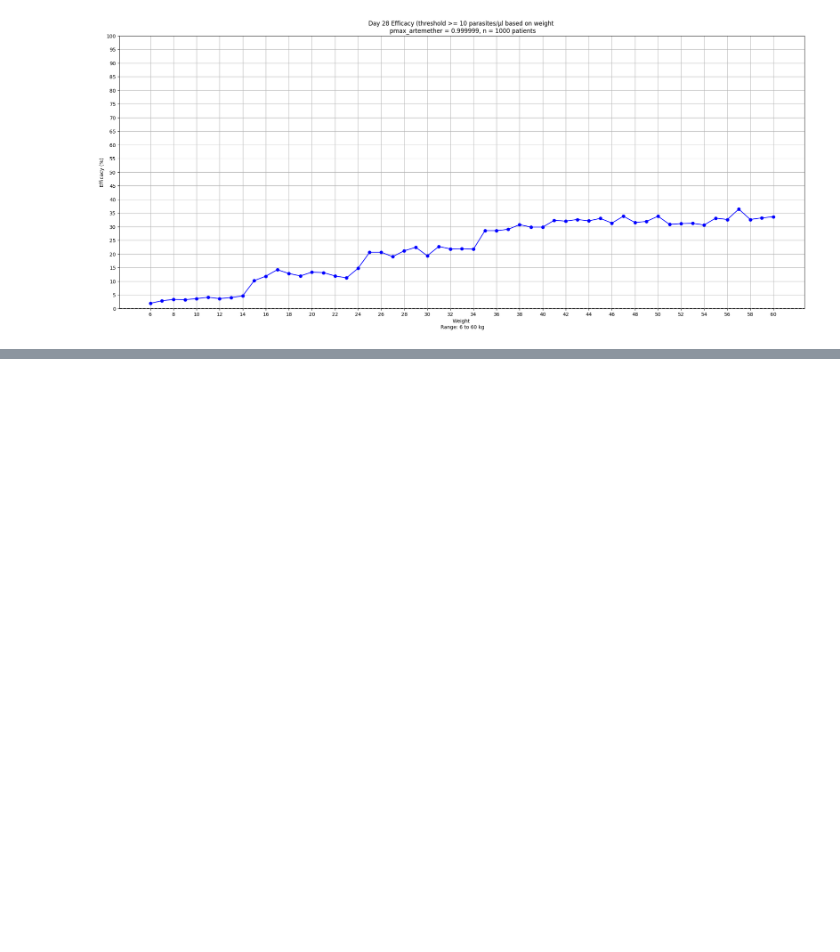
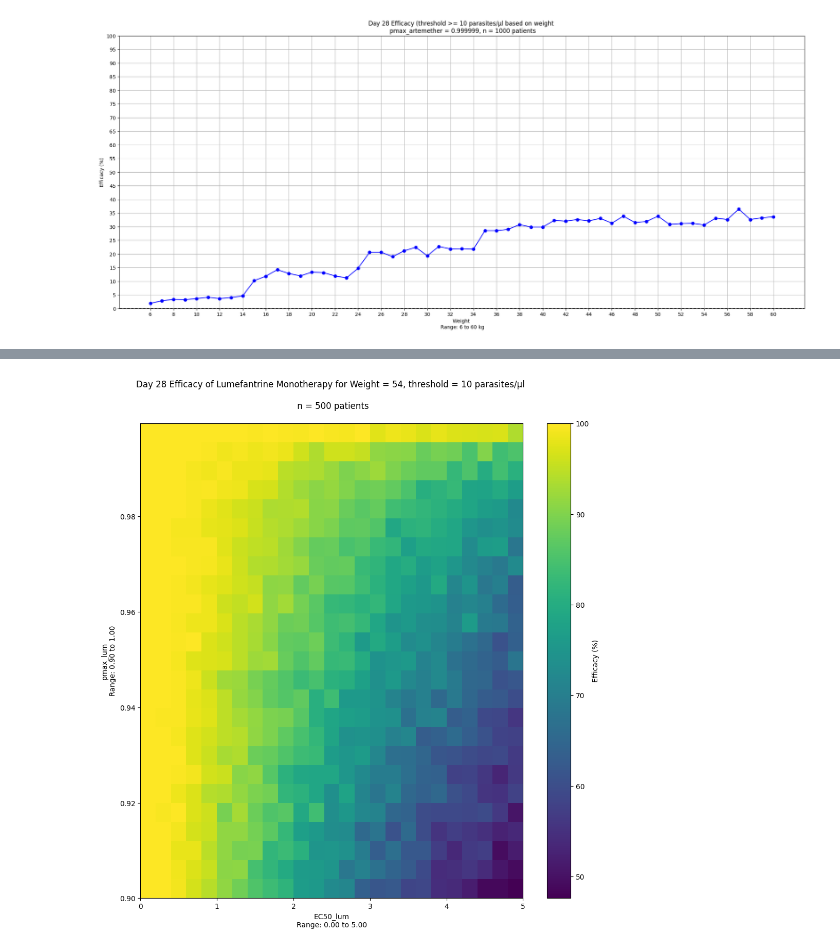
Before and after one commit to maciekboni/2019-test-ppq-pk, a Jupyter notebook: plots/AL/pkpd_AL/pfcrt+pfmdr1/weight_groups/after_PMF_correction/v6/weight_calibration_AL_04012025.ipynb, the cells around one changed output, grey strips where cells are left out. Cells and saved outputs as stored; diff of their text form; code cells hidden in the pictures; blank space fills up the shorter version.

```diff
--- a/plots/AL/pkpd_AL/pfcrt+pfmdr1/weight_groups/after_PMF_correction/v6/weight_calibration_AL_04012025.ipynb
+++ b/plots/AL/pkpd_AL/pfcrt+pfmdr1/weight_groups/after_PMF_correction/v6/weight_calibration_AL_04012025.ipynb
@@ -413,0 +643,27 @@ plt.show()
+# %%
+# Setting min and max values for EC50_lum and pmax_lum
+min_ec50 = 0 #exp(0.525 * log(2700)); // use natural log, 63.30907617
+max_ec50 = 5
+
+min_pmax = 0.9
+max_pmax = 0.9995
+
+# Define the range for EC50 and pmax
+ec50_values = np.linspace(min_ec50, max_ec50, 25)
+pmax_values = np.linspace(min_pmax, max_pmax, 25)
+
+#Saving EC50_lum and pmax_lum range for future reference
+np.savetxt('pkpd_AL_lum_heatmap_pmax_range_01.txt', pmax_values, delimiter=',', fmt='%5f')
+np.savetxt('pkpd_AL_lum_heatmap_ec50_range_01.txt', ec50_values, delimiter=',', fmt='%5f')
+
+# Create a meshgrid for all combinations
+ec50_grid, pmax_grid = np.meshgrid(ec50_values, pmax_values)
+trial_efficacy = np.zeros(ec50_grid.shape)
+
+# Flatten the grids for parallel processing
+ec50_flat = ec50_grid.flatten()
+pmax_flat = pmax_grid.flatten()
+
+#Checking pmax_lum, ec50_lum by eye
+print("pmax_lum Range: ",pmax_values)
+print("EC50_lum Range: ",ec50_values)
@@ -413,0 +775,20 @@ plt.show()
+# %%
+
+plt.figure(figsize=(12, 12))
+
+plt.imshow(df_trial_efficacy, extent=(min_ec50, max_ec50, min_pmax, max_pmax), origin='lower', cmap='viridis', aspect = 'auto')
+
+# Create the colorbar
+plt.colorbar(label='Efficacy (%)')
+
+# Set the labels and title
+plt.xlabel('EC50_lum\nRange: {:.2f} to {:.2f}'.format(min_ec50, max_ec50))
+plt.ylabel('pmax_lum\nRange: {:.2f} to {:.2f}'.format(min_pmax, max_pmax))
+plt.title('Day 28 Efficacy of Lumefantrine Monotherapy for Weight = 54, threshold = 10 parasites/μl \n\n n = 500 patients\n')
+
+#Save plot
+plt.savefig("pkpd_AL_lum_heatmap_patient_blood_volume_54kg.png")
+# Show the plot
+plt.show()
+# %% [output]
+[figure, added]
```
Also changed, not shown: parts of 22 cells of this notebook, 12 other files.
